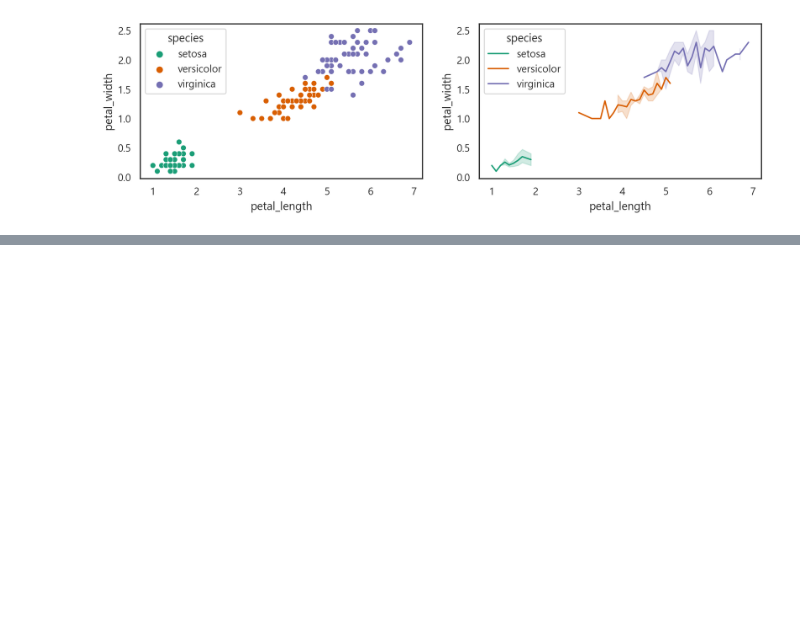
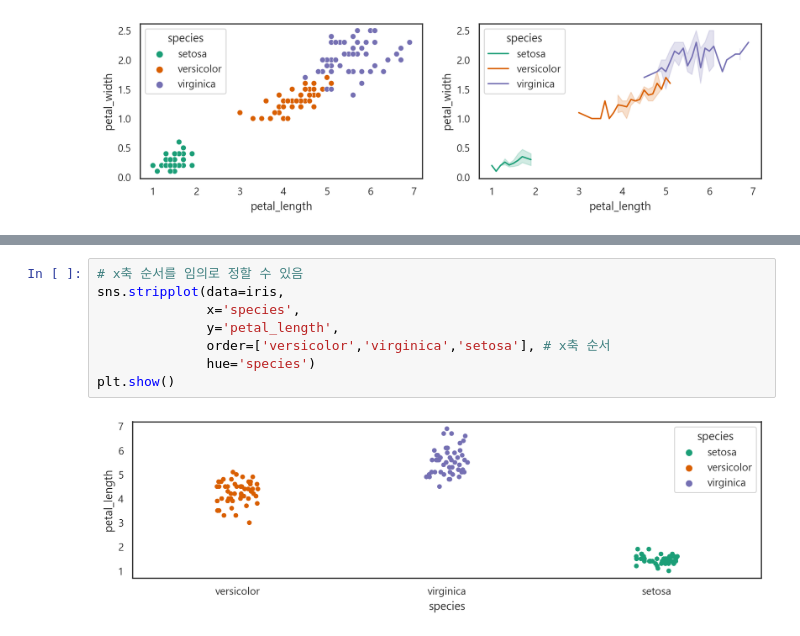
Before and after one commit to OKz4p/ai, a Jupyter notebook: source/01_python/ch12_데이터시각화_2절seaborn.ipynb, the cells around one changed output, grey strips where cells are left out. Drawn from its saved outputs; the diff is of its cells as text; blank space fills up the shorter version.

```diff
--- a/source/01_python/ch12_데이터시각화_2절seaborn.ipynb
+++ b/source/01_python/ch12_데이터시각화_2절seaborn.ipynb
@@ -249,0 +280,10 @@ plt.show()
+# %%
+# x축 순서를 임의로 정할 수 있음
+sns.stripplot(data=iris,
+              x='species',
+              y='petal_length',
+              order=['versicolor','virginica','setosa'], # x축 순서
+              hue='species')
+plt.show()
+# %% [output]
+[figure, added]
```
Also changed, not shown: parts of 45 cells of this notebook, 2 other files.
